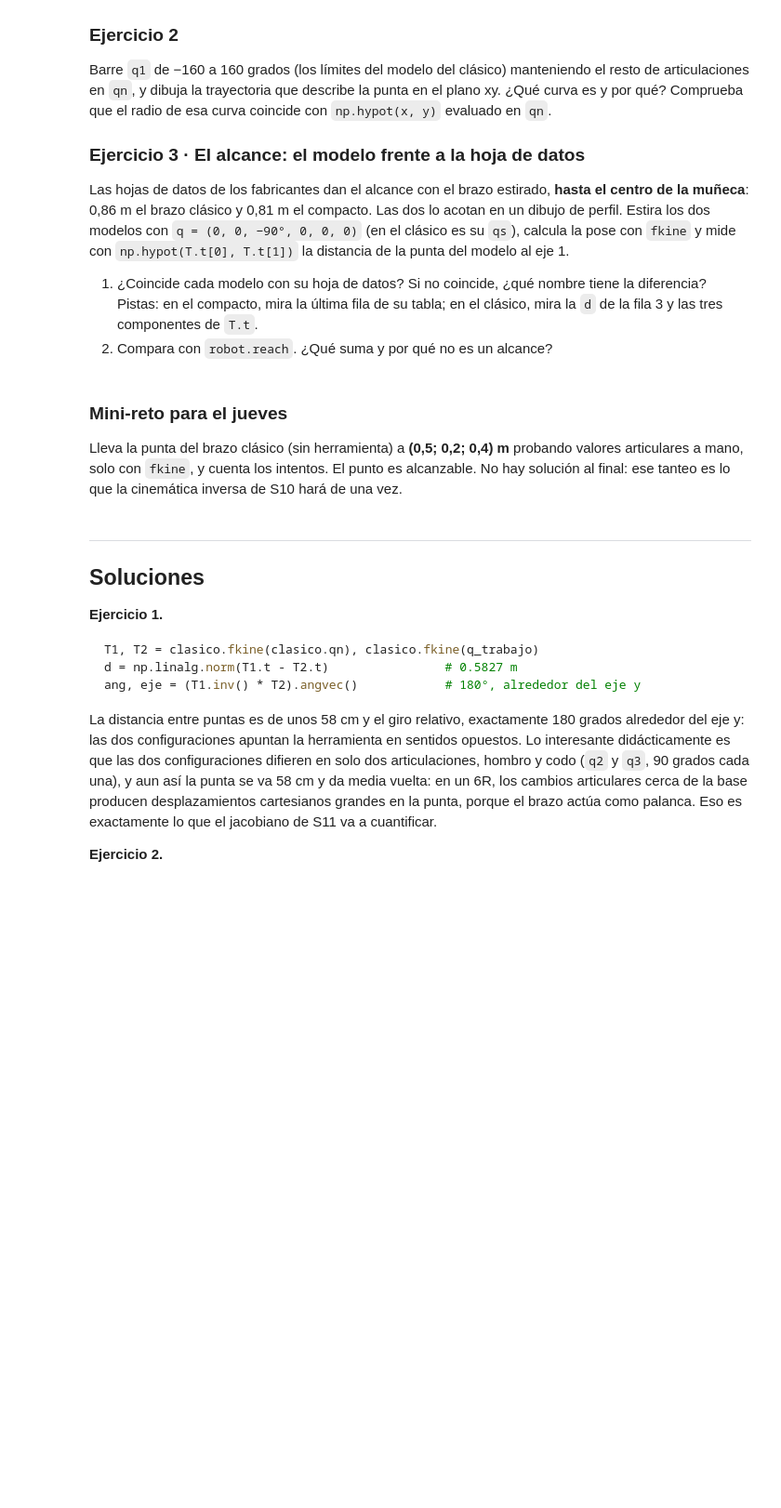
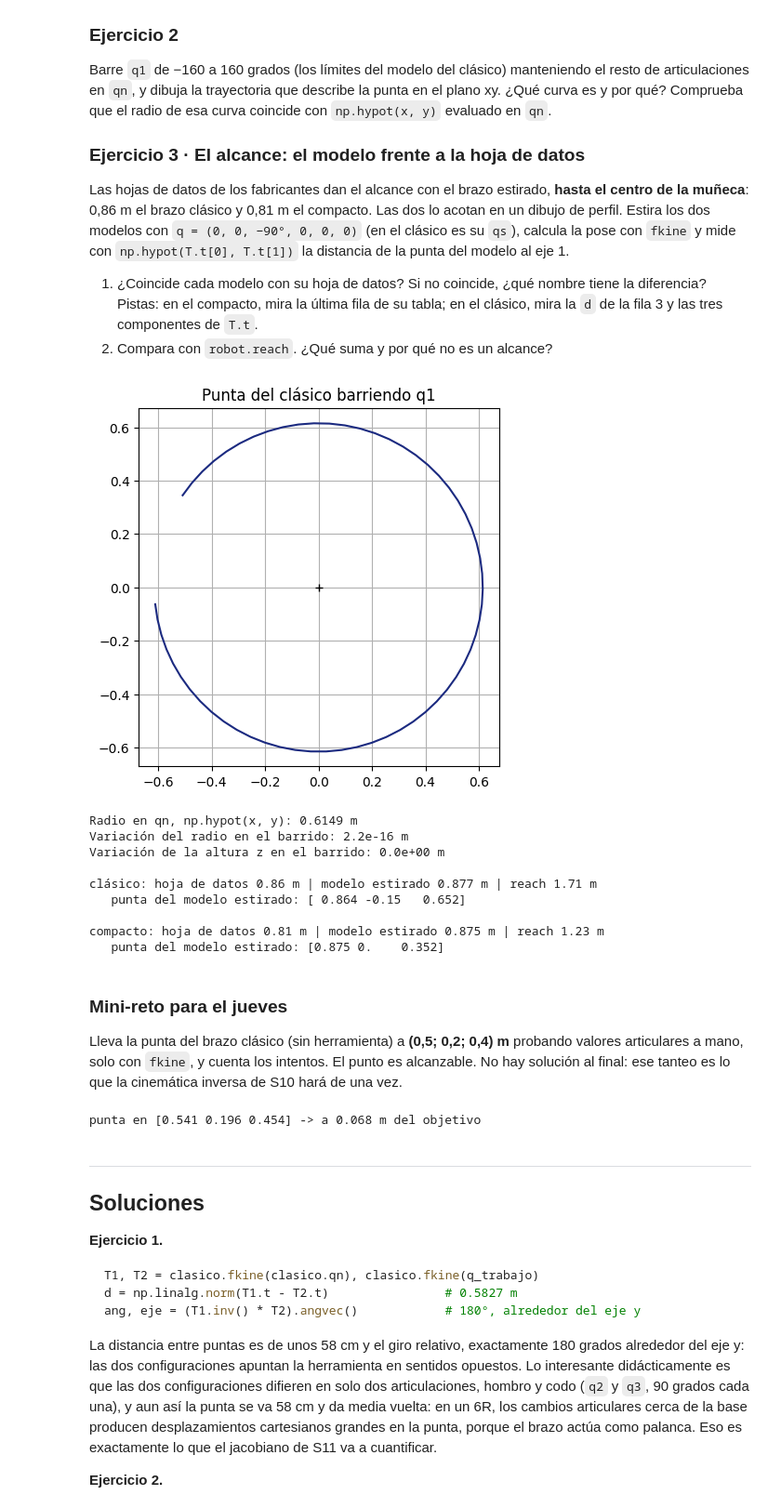
Before and after one commit to 1gui7/Mecatronica-Robotica, a Jupyter notebook: cuadernos/82514_S09b_Taller_FK_6R.ipynb, the cells around one changed output. Shown at 93% size. Drawn from its saved outputs; the diff is of its cells as text; code cells hidden in the pictures; blank space fills up the shorter version.

```diff
--- a/cuadernos/82514_S09b_Taller_FK_6R.ipynb
+++ b/cuadernos/82514_S09b_Taller_FK_6R.ipynb
@@ -385,3 +431,37 @@ q_est = np.deg2rad([0, 0, -90, 0, 0, 0])      # estirado
+# %%
+# Ejercicio 2
+q1s = np.deg2rad(np.linspace(-160, 160, 60))
+P = np.array([clasico.fkine(np.r_[q1, clasico.qn[1:]]).t for q1 in q1s])
+
+plt.figure(figsize=(5, 5))
+plt.plot(P[:, 0], P[:, 1], color=IQS_AZUL); plt.plot(0, 0, 'k+')
+plt.axis('equal'); plt.title('Punta del clásico barriendo q1'); plt.show()
+
+T = clasico.fkine(clasico.qn)
+print(f'Radio en qn, np.hypot(x, y): {np.hypot(T.t[0], T.t[1]):.4f} m')
+print(f'Variación del radio en el barrido: {np.ptp(np.hypot(P[:, 0], P[:, 1])):.1e} m')
+print(f'Variación de la altura z en el barrido: {np.ptp(P[:, 2]):.1e} m')
+
+# Ejercicio 3
+hoja = {'clásico': 0.86, 'compacto': 0.81}
+q_est = np.deg2rad([0, 0, -90, 0, 0, 0])
+
+for nombre, robot in [('clásico', clasico), ('compacto', compacto)]:
+    T = robot.fkine(q_est)
+    print(f'\n{nombre}: hoja de datos {hoja[nombre]:.2f} m | modelo estirado '
+          f'{np.hypot(T.t[0], T.t[1]):.3f} m | reach {robot.reach:.2f} m')
+    print('   punta del modelo estirado:', T.t.round(3))
+# %% [output]
+[figure, added]
+Radio en qn, np.hypot(x, y): 0.6149 m
+Variación del radio en el barrido: 2.2e-16 m
+Variación de la altura z en el barrido: 0.0e+00 m
+
+clásico: hoja de datos 0.86 m | modelo estirado 0.877 m | reach 1.71 m
+   punta del modelo estirado: [ 0.864 -0.15   0.652]
+
+compacto: hoja de datos 0.81 m | modelo estirado 0.875 m | reach 1.23 m
+   punta del modelo estirado: [0.875 0.    0.352]
 # %% [markdown]
 ### Mini-reto para el jueves
 
@@ -389,9 +469,11 @@ Lleva la punta del brazo clásico (sin herramienta) a **(0,5; 0,2; 0,4) m** prob
 # %%
 # Mini-reto: la punta del clásico a (0,5; 0,2; 0,4) m, probando ángulos a mano
 objetivo = np.array([0.5, 0.2, 0.4])
-q_prueba = np.deg2rad([0, 45, 180, 0, 45, 0])   # empieza en qn y ve cambiando ángulos
+q_prueba = np.deg2rad([35, 25, 180, 15, 50, 20])   # empieza en qn y ve cambiando ángulos
 T = clasico.fkine(q_prueba)
 print('punta en', T.t.round(3), '-> a', round(float(np.linalg.norm(T.t - objetivo)), 3), 'm del objetivo')
+# %% [output]
+punta en [0.541 0.196 0.454] -> a 0.068 m del objetivo
 # %% [markdown]
 ---
 
```
Also changed, not shown: parts of 9 cells of this notebook.
